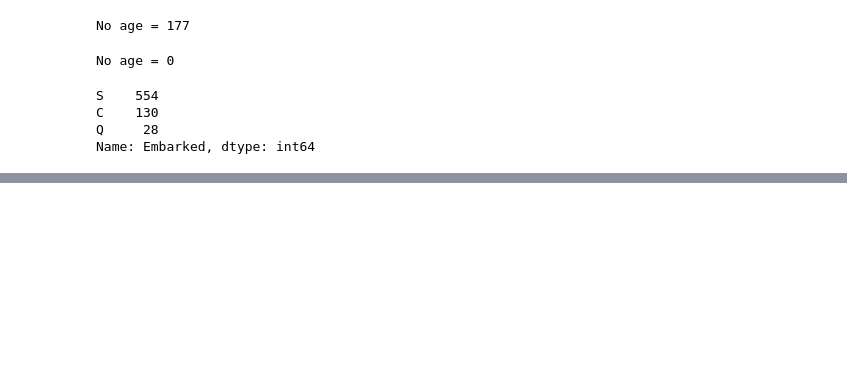
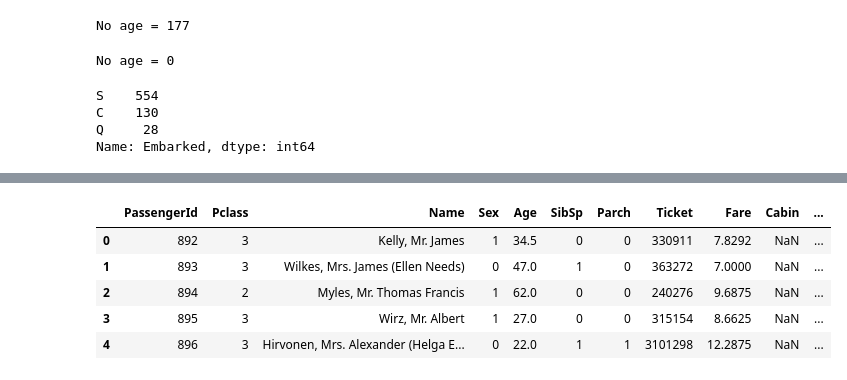
Before and after one commit to lalianza/portfolio, a Jupyter notebook: titanic-competition.ipynb, the cells around one changed output, grey strips where cells are left out. Drawn from its saved outputs; the diff is of its cells as text; code cells hidden in the pictures; blank space fills up the shorter version.

```diff
--- a/titanic-competition.ipynb
+++ b/titanic-competition.ipynb
@@ -83,0 +169,4 @@ Name: Embarked, dtype: int64
+# %%
+X_test = test[['Pclass', 'Sex', 'Age', 'SibSp', 'Parch', 'Fare', 'Embarked']]
+X_test.replace('male', 1, inplace=True)
+X_test.replace('female', 0, inplace=True)
@@ -83,0 +202,4 @@ Name: Embarked, dtype: int64
+# %%
+#I need to deal with those na, I will start with Fare, that is only one and use the mean.
+X_test['Fare'] = X_test['Fare'].fillna(X_test['Fare'].mean())
+X_test['Fare'].isna().sum()
@@ -83,0 +212,8 @@ Name: Embarked, dtype: int64
+# %%
+#Let's try to use knnimputer to solve the nan at age.
+from sklearn.impute import KNNImputer
+Before_age = X_test[['Age']]
+imputer = KNNImputer(n_neighbors=2)
+After_age = imputer.fit_transform(Before_age)
+X_test['Age'] = After_age
+X_test['Age'].isna().sum()
@@ -83,0 +226,21 @@ Name: Embarked, dtype: int64
+# %%
+#Lets model
+from sklearn.tree import DecisionTreeRegressor
+import numpy as np
+
+
+SEED = 1405
+np.random.seed(SEED)
+model = DecisionTreeRegressor()
+model.fit(X,y)
+Predictions = model.predict(X_test)
+# %%
+test['Survived'] = Predictions
+test.head()
+# %% [output]
+|  | PassengerId | Pclass | Name | Sex | Age | SibSp | Parch | Ticket | Fare | Cabin | ... |
+| 0 | 892 | 3 | Kelly, Mr. James | 1 | 34.5 | 0 | 0 | 330911 | 7.8292 | NaN | ... |
+| 1 | 893 | 3 | Wilkes, Mrs. James (Ellen Needs) | 0 | 47.0 | 1 | 0 | 363272 | 7.0000 | NaN | ... |
+| 2 | 894 | 2 | Myles, Mr. Thomas Francis | 1 | 62.0 | 0 | 0 | 240276 | 9.6875 | NaN | ... |
+| 3 | 895 | 3 | Wirz, Mr. Albert | 1 | 27.0 | 0 | 0 | 315154 | 8.6625 | NaN | ... |
+| 4 | 896 | 3 | Hirvonen, Mrs. Alexander (Helga E... | 0 | 22.0 | 1 | 1 | 3101298 | 12.2875 | NaN | ... |
```
Also changed, not shown: parts of 25 cells of this notebook.
